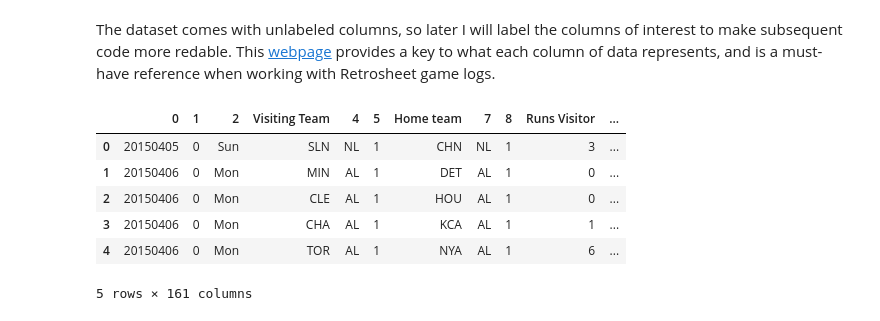
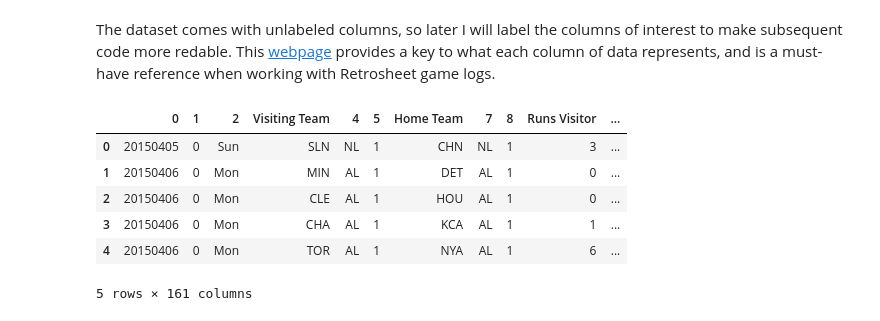
Before and after one commit to OddExtension5/Analyzing-Baseball-Statistics, a Jupyter notebook: Linear Regression in Action.ipynb, the cells around one changed output. Drawn from its saved outputs; the diff is of its cells as text; code cells hidden in the pictures.

```diff
--- a/Linear Regression in Action.ipynb
+++ b/Linear Regression in Action.ipynb
@@ -40,23 +40,23 @@ The dataset comes with unlabeled columns, so later I will label the columns of i
 # %%
 # Method to rename columns of an input dataframe (for readability)
 # Input type: dataframe
 # Output type: dataframe
 
 def rename_columns(input_df):
     input_df.rename(columns = {3: 'Visiting Team',
-                              6: 'Home team',
+                              6: 'Home Team',
                               9: 'Runs Visitor',
                              10: 'Runs Home'}, inplace= True)
 
     return input_df
 
 # Invoke function to rename columns
 input_df = rename_columns(input_df)
 
 # Display
 input_df.head()
 # %% [output]
-|  | 0 | 1 | 2 | Visiting Team | 4 | 5 | Home team | 7 | 8 | Runs Visitor | ... |
+|  | 0 | 1 | 2 | Visiting Team | 4 | 5 | Home Team | 7 | 8 | Runs Visitor | ... |
 | 0 | 20150405 | 0 | Sun | SLN | NL | 1 | CHN | NL | 1 | 3 | ... |
 | 1 | 20150406 | 0 | Mon | MIN | AL | 1 | DET | AL | 1 | 0 | ... |
 | 2 | 20150406 | 0 | Mon | CLE | AL | 1 | HOU | AL | 1 | 0 | ... |
```
Also changed, not shown: parts of 17 cells of this notebook.
